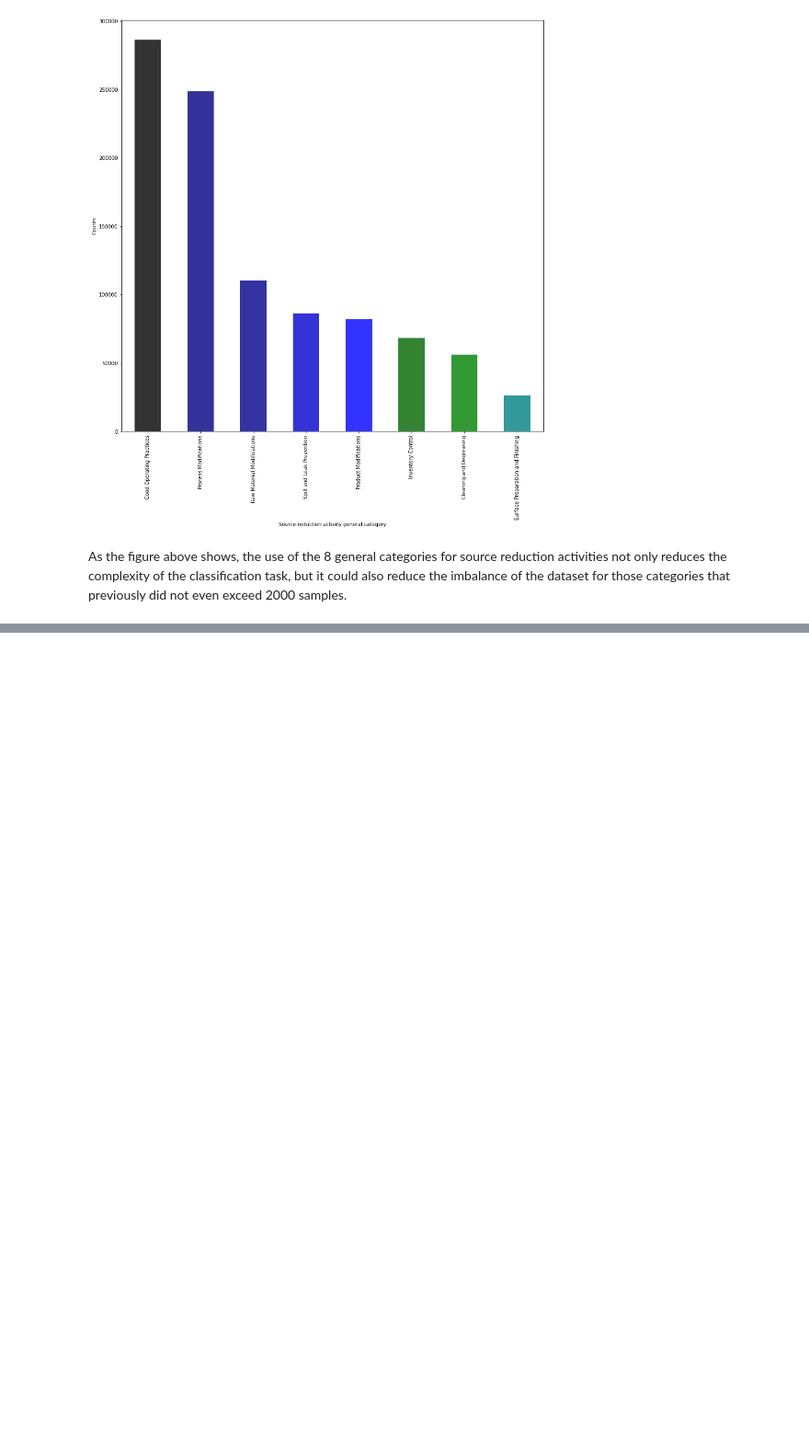
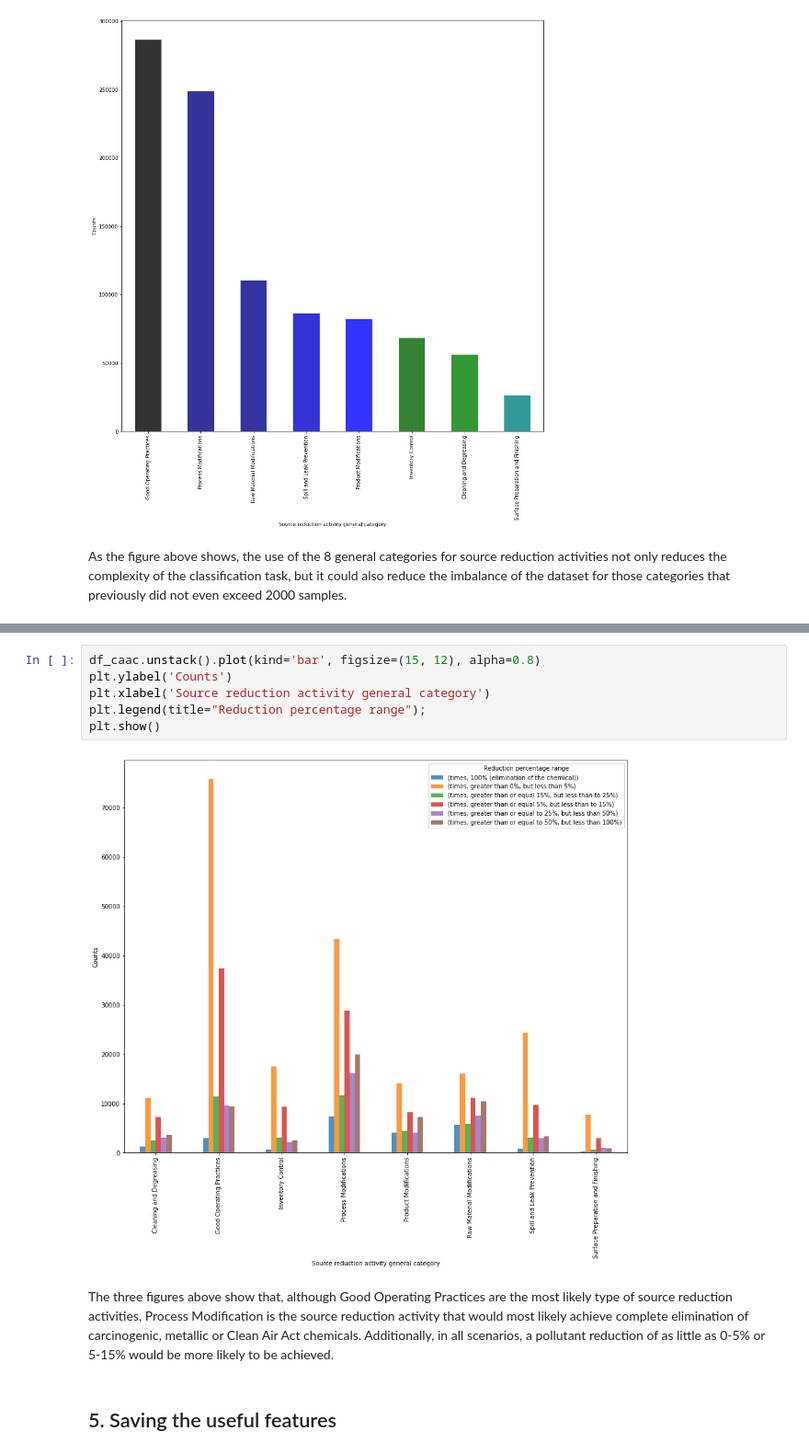
Before and after one commit to jodhernandezbe/ChemSoR_project, a Jupyter notebook: notebooks/1-jodhernandezbe-EDA.ipynb, the cells around one changed output, grey strips where cells are left out. Shown: that part at 92% size. Cells and saved outputs as stored; diff of their text form; blank space fills up the shorter version.

```diff
--- a/notebooks/1-jodhernandezbe-EDA.ipynb
+++ b/notebooks/1-jodhernandezbe-EDA.ipynb
@@ -444,0 +534,12 @@ As the figure above shows, the use of the 8 general categories for source reduct
+# %%
+df_caac.unstack().plot(kind='bar', figsize=(15, 12), alpha=0.8)
+plt.ylabel('Counts')
+plt.xlabel('Source reduction activity general category')
+plt.legend(title="Reduction percentage range");
+plt.show()
+# %% [output]
+[figure, added]
+# %% [markdown]
+The three figures above show that, although Good Operating Practices are the most likely type of source reduction activities, Process Modification is the source reduction activity that would most likely achieve complete elimination of carcinogenic, metallic or Clean Air Act chemicals. Additionally, in all scenarios, a pollutant reduction of as little as 0-5% or 5-15% would be more likely to be achieved.
+# %% [markdown]
+## 5. Saving the useful features
```
Also changed, not shown: parts of 27 cells of this notebook, 2 other files.
